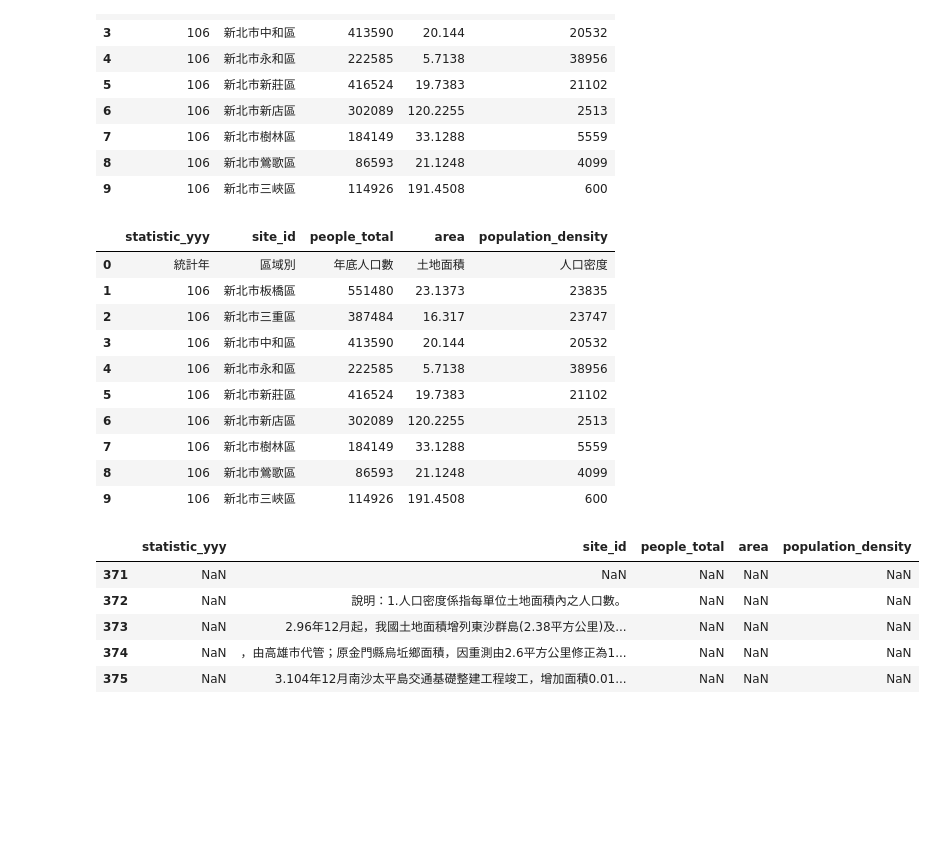
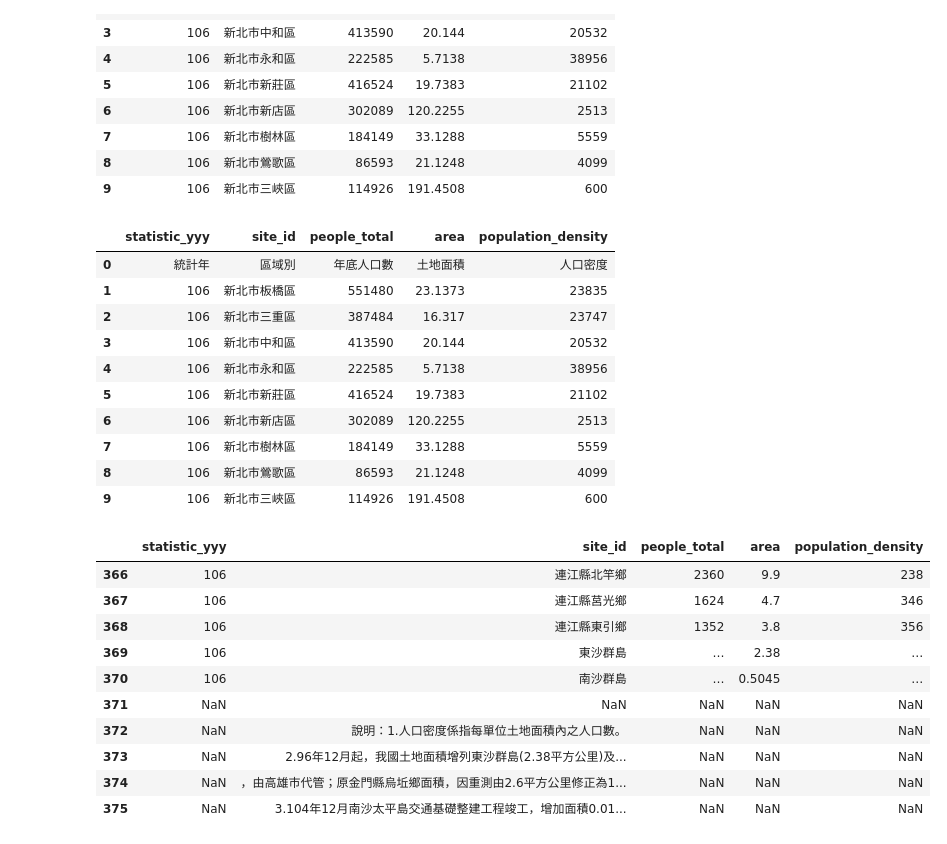
Before and after one commit to Oscar-Lee-20211298/__2024_07_29_AI_1_3_, a Jupyter notebook: lesson16.ipynb, the cells around one changed output. Cells and saved outputs as stored; diff of their text form; code cells hidden in the pictures; blank space fills up the shorter version.

```diff
--- a/lesson16.ipynb
+++ b/lesson16.ipynb
@@ -148,20 +148,25 @@ df.head(n=10)
 | 9 | 106 | 新北市三峽區 | 114926 | 191.4508 | 600 |
 # %%
 display(df.head(n=10))
-display(df.tail(n=5))
+display(df.tail(n=10))
 # %% [output]
 |  | statistic_yyy | site_id | people_total | area | population_density |
 | 0 | 統計年 | 區域別 | 年底人口數 | 土地面積 | 人口密度 |
 | 1 | 106 | 新北市板橋區 | 551480 | 23.1373 | 23835 |
 | 2 | 106 | 新北市三重區 | 387484 | 16.317 | 23747 |
 | 3 | 106 | 新北市中和區 | 413590 | 20.144 | 20532 |
 | 4 | 106 | 新北市永和區 | 222585 | 5.7138 | 38956 |
 | 5 | 106 | 新北市新莊區 | 416524 | 19.7383 | 21102 |
 | 6 | 106 | 新北市新店區 | 302089 | 120.2255 | 2513 |
 | 7 | 106 | 新北市樹林區 | 184149 | 33.1288 | 5559 |
 | 8 | 106 | 新北市鶯歌區 | 86593 | 21.1248 | 4099 |
 | 9 | 106 | 新北市三峽區 | 114926 | 191.4508 | 600 |
 |  | statistic_yyy | site_id | people_total | area | population_density |
+| 366 | 106 | 連江縣北竿鄉 | 2360 | 9.9 | 238 |
+| 367 | 106 | 連江縣莒光鄉 | 1624 | 4.7 | 346 |
+| 368 | 106 | 連江縣東引鄉 | 1352 | 3.8 | 356 |
+| 369 | 106 | 東沙群島 | … | 2.38 | … |
+| 370 | 106 | 南沙群島 | … | 0.5045 | … |
 | 371 | NaN | NaN | NaN | NaN | NaN |
 | 372 | NaN | 說明：1.人口密度係指每單位土地面積內之人口數。 | NaN | NaN | NaN |
 | 373 | NaN | 2.96年12月起，我國土地面積增列東沙群島(2.38平方公里)及... | NaN | NaN | NaN |
```
Also changed, not shown: parts of 3 cells of this notebook.
